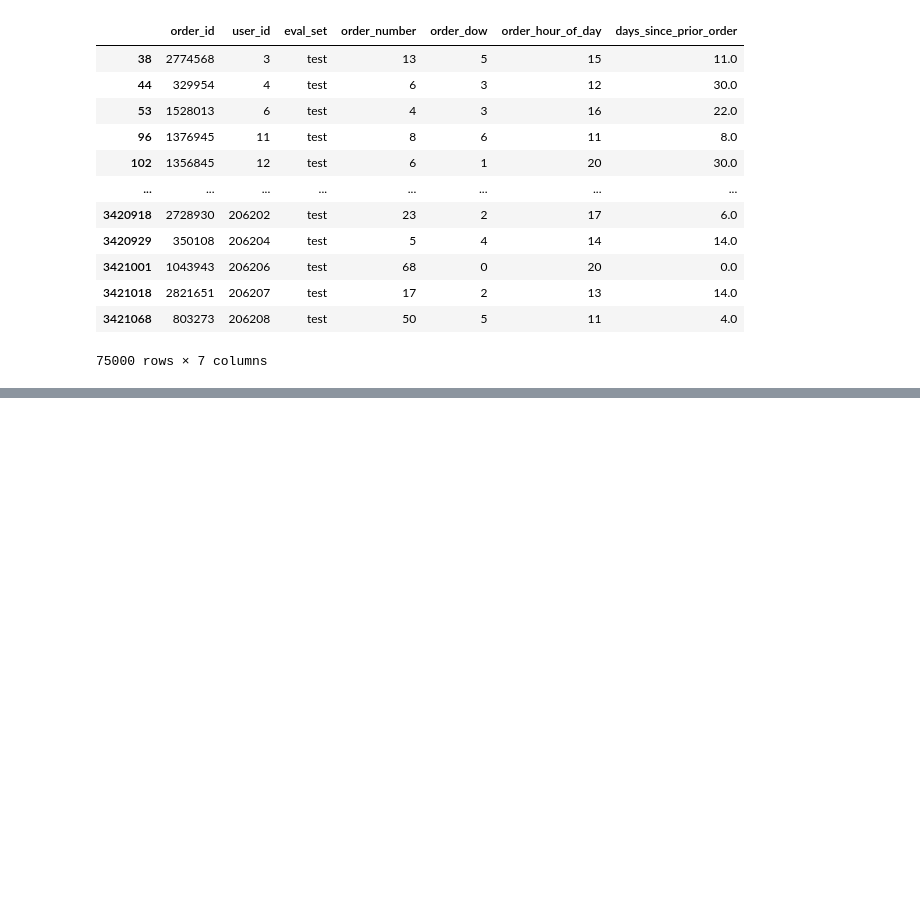
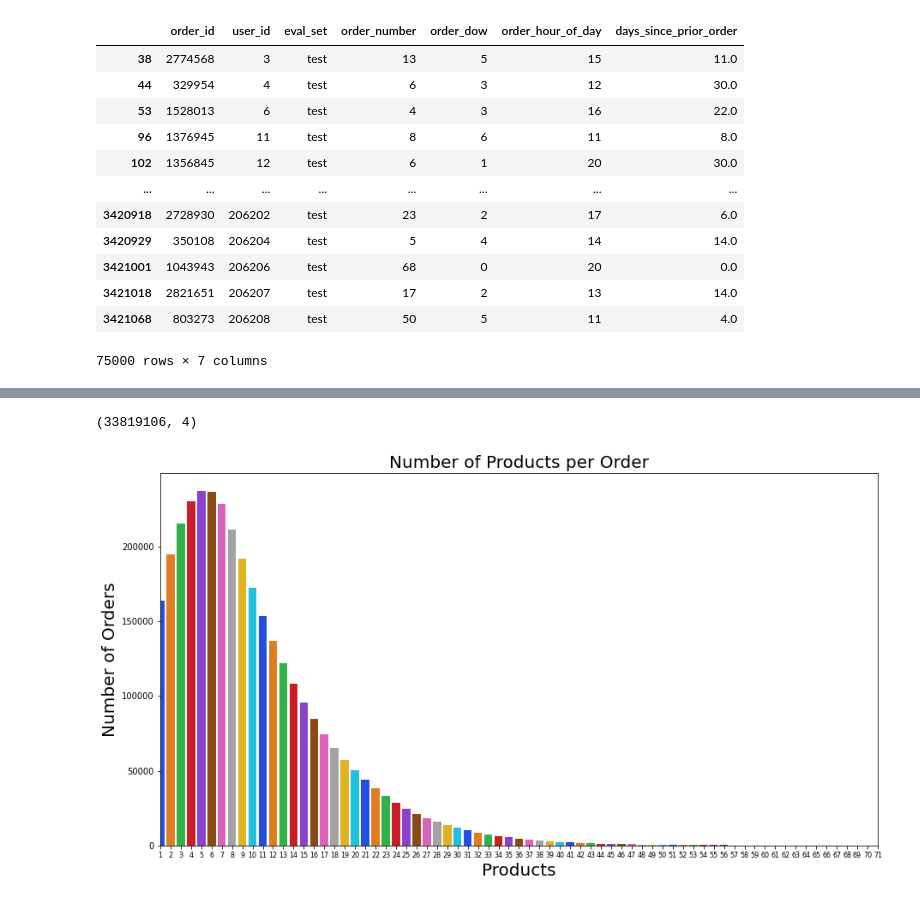
Before and after one commit to henryshin15/Capstone-Instacart, a Jupyter notebook: Main Notebook.ipynb, the cells around one changed output, grey strips where cells are left out. Cells and saved outputs as stored; diff of their text form; code cells hidden in the pictures; blank space fills up the shorter version.

Commit message:
Fixed and Updated some EDA visualizations

```diff
--- a/Main Notebook.ipynb
+++ b/Main Notebook.ipynb
@@ -462,0 +598,5 @@ orders_test
+# %%
+# merge using outer
+
+merged_order_products = pd.merge(order_products_train, order_products_prior, how = 'outer')
+merged_order_products.head()
@@ -462,0 +610,21 @@ orders_test
+# %%
+# checking the number of rows
+
+merged_order_products.shape
+# %% [output]
+(33819106, 4)
+# %%
+products_per_order = merged_order_products.groupby('order_id').count()
+# %%
+# 5 is the most common number of products per order
+
+plt.figure(figsize = (15,8))
+sns.countplot(x='product_id', data = products_per_order, palette = 'bright')
+plt.title('Number of Products per Order', fontsize = 20)
+plt.xlim(0,70)
+plt.xticks(rotation=0, fontsize = 8)
+plt.ylabel('Number of Orders', fontsize = 20)
+plt.xlabel('Products', fontsize = 20)
+plt.savefig('Images/product_count_by_order.png');
+# %% [output]
+[figure, added]
```
Also changed, not shown: parts of 24 cells of this notebook.
